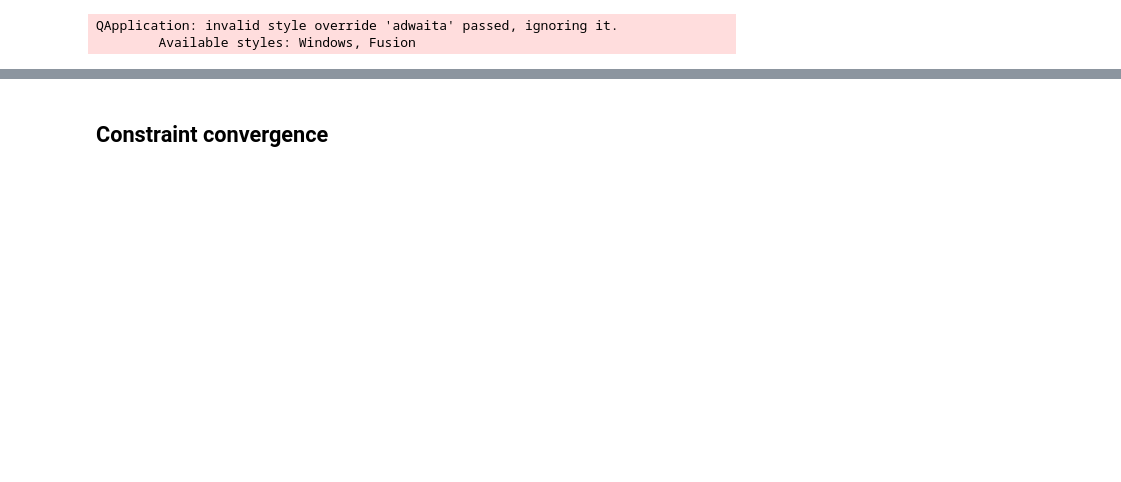
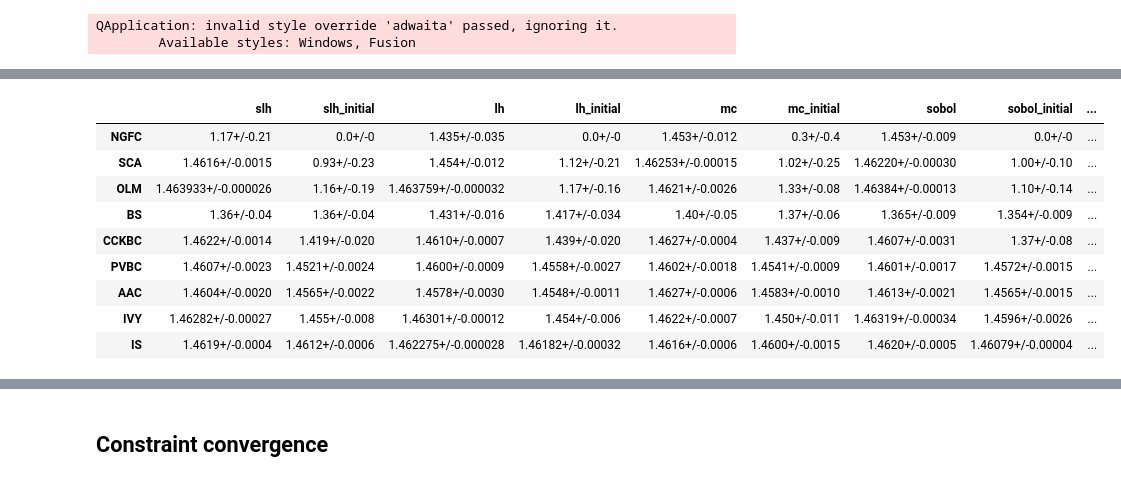
Before and after one commit to GazzolaLab/MultiObjectiveSurrogateOptimization, a Jupyter notebook: single_cells.ipynb, the cells around one changed output, grey strips where cells are left out. Saved outputs shown, nothing was run; the diff lists cells and outputs as text; code cells hidden in the pictures; blank space fills up the shorter version.

```diff
--- a/single_cells.ipynb
+++ b/single_cells.ipynb
@@ -77,0 +200,42 @@ stash("single-cells-initial-hvs", initial_hvs)
+# %%
+summary_data = {}
+
+for cell_type, models in initial_hvs.items():
+    cell_type_key = cell_type.replace("CA1_", "")
+    if cell_type_key not in summary_data:
+        summary_data[cell_type_key] = {}
+    for sampler_name, hvs in models.items():
+        mean_hv = np.mean(hvs)
+        std_hv = np.std(hvs)
+        summary_data[cell_type_key][sampler_name] = ufloat(mean_hv, std_hv)
+
+summary_df = pd.DataFrame(summary_data).T
+
+# summary_df.loc["Optimal"] = [ufloat(round(1.1**4, 2), 0)] * len(summary_df.columns)
+
+summary_df["Mean Across Models"] = summary_df.apply(
+    lambda row: ufloat(
+        np.mean([val.nominal_value for val in row]),
+        np.mean([val.std_dev for val in row]),
+    ),
+    axis=1,
+)
+
+summary_df = summary_df.sort_values(by="Mean Across Models", ascending=True)
+
+display(summary_df)
+
+latex_table = tabulate(
+    summary_df.map(lambda x: f"${x:.2uL}$"), headers="keys", tablefmt="latex_raw"
+)
+# %% [output]
+|  | slh | slh_initial | lh | lh_initial | mc | mc_initial | sobol | sobol_initial | ... |
+| NGFC | 1.17+/-0.21 | 0.0+/-0 | 1.435+/-0.035 | 0.0+/-0 | 1.453+/-0.012 | 0.3+/-0.4 | 1.453+/-0.009 | 0.0+/-0 | ... |
+| SCA | 1.4616+/-0.0015 | 0.93+/-0.23 | 1.454+/-0.012 | 1.12+/-0.21 | 1.46253+/-0.00015 | 1.02+/-0.25 | 1.46220+/-0.00030 | 1.00+/-0.10 | ... |
+| OLM | 1.463933+/-0.000026 | 1.16+/-0.19 | 1.463759+/-0.000032 | 1.17+/-0.16 | 1.4621+/-0.0026 | 1.33+/-0.08 | 1.46384+/-0.00013 | 1.10+/-0.14 | ... |
+| BS | 1.36+/-0.04 | 1.36+/-0.04 | 1.431+/-0.016 | 1.417+/-0.034 | 1.40+/-0.05 | 1.37+/-0.06 | 1.365+/-0.009 | 1.354+/-0.009 | ... |
+| CCKBC | 1.4622+/-0.0014 | 1.419+/-0.020 | 1.4610+/-0.0007 | 1.439+/-0.020 | 1.4627+/-0.0004 | 1.437+/-0.009 | 1.4607+/-0.0031 | 1.37+/-0.08 | ... |
+| PVBC | 1.4607+/-0.0023 | 1.4521+/-0.0024 | 1.4600+/-0.0009 | 1.4558+/-0.0027 | 1.4602+/-0.0018 | 1.4541+/-0.0009 | 1.4601+/-0.0017 | 1.4572+/-0.0015 | ... |
+| AAC | 1.4604+/-0.0020 | 1.4565+/-0.0022 | 1.4578+/-0.0030 | 1.4548+/-0.0011 | 1.4627+/-0.0006 | 1.4583+/-0.0010 | 1.4613+/-0.0021 | 1.4565+/-0.0015 | ... |
+| IVY | 1.46282+/-0.00027 | 1.455+/-0.008 | 1.46301+/-0.00012 | 1.454+/-0.006 | 1.4622+/-0.0007 | 1.450+/-0.011 | 1.46319+/-0.00034 | 1.4596+/-0.0026 | ... |
+| IS | 1.4619+/-0.0004 | 1.4612+/-0.0006 | 1.462275+/-0.000028 | 1.46182+/-0.00032 | 1.4616+/-0.0006 | 1.4600+/-0.0015 | 1.4620+/-0.0005 | 1.46079+/-0.00004 | ... |
```
Also changed, not shown: parts of 35 cells of this notebook, 1 other file.
